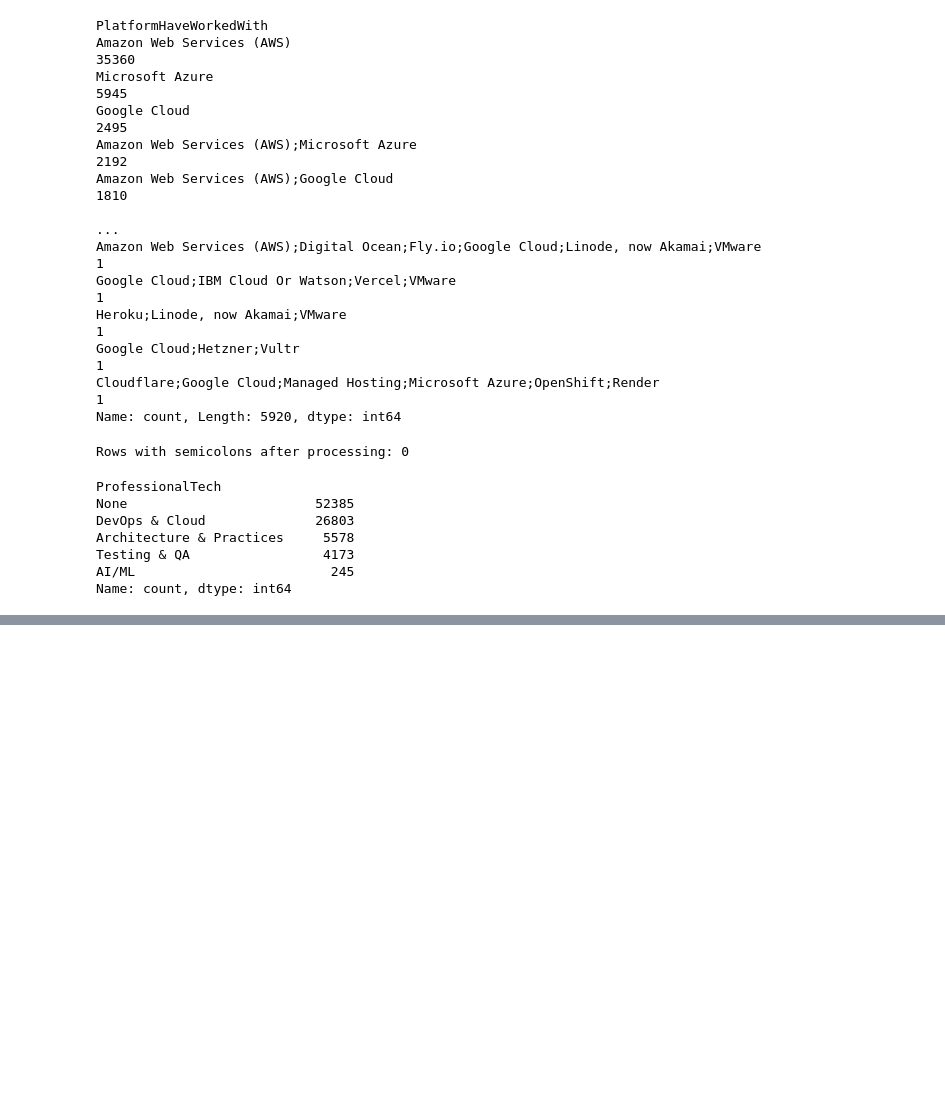
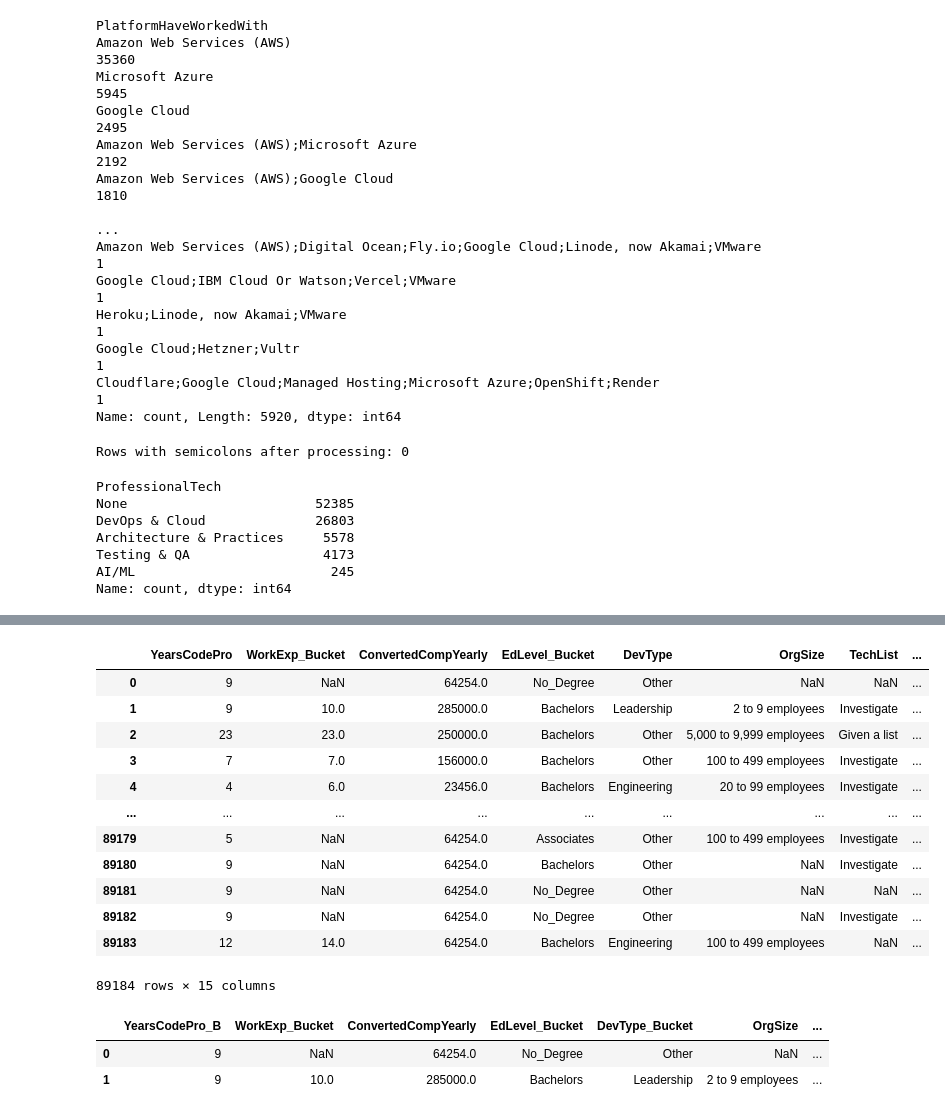
Before and after one commit to hasn77/Stack-Overflow-Survey-Dataset-Model, a Jupyter notebook: getting_started.ipynb, the cells around one changed output, grey strips where cells are left out. Saved outputs shown, nothing was run; the diff lists cells and outputs as text; code cells hidden in the pictures; blank space fills up the shorter version.

```diff
--- a/getting_started.ipynb
+++ b/getting_started.ipynb
@@ -671,0 +648,2 @@ Name: ToolsTechHaveWorkedWith, Length: 89184, dtype: object
+# %%
+features = process_categorical_column(features, 'ToolsTechHaveWorkedWith', tools_platforms_buckets)
@@ -671,0 +679,22 @@ Name: ToolsTechHaveWorkedWith, Length: 89184, dtype: object
+# %%
+features = features.rename(columns={'ProfessionalTech': 'ProfessionalTech_Bucket', 'EdLevel':'EdLevel_Bucket', 'Employment_Category':'Employment_Category_Bucket', 'WorkExp':'WorkExp_Bucket'})
+# %%
+features = features.drop('YearsCode', axis=1)
+# %%
+features = features.drop('LanguageHaveWorkedWith', axis=1)
+# %%
+features.drop(['WebframeHaveWorkedWith', 'ToolsTechHaveWorkedWith'], axis=1)
+# %% [output]
+|  | YearsCodePro | WorkExp_Bucket | ConvertedCompYearly | EdLevel_Bucket | DevType | OrgSize | TechList | ... |
+| 0 | 9 | NaN | 64254.0 | No_Degree | Other | NaN | NaN | ... |
+| 1 | 9 | 10.0 | 285000.0 | Bachelors | Leadership | 2 to 9 employees | Investigate | ... |
+| 2 | 23 | 23.0 | 250000.0 | Bachelors | Other | 5,000 to 9,999 employees | Given a list | ... |
+| 3 | 7 | 7.0 | 156000.0 | Bachelors | Other | 100 to 499 employees | Investigate | ... |
+| 4 | 4 | 6.0 | 23456.0 | Bachelors | Engineering | 20 to 99 employees | Investigate | ... |
+| ... | ... | ... | ... | ... | ... | ... | ... | ... |
+| 89179 | 5 | NaN | 64254.0 | Associates | Other | 100 to 499 employees | Investigate | ... |
+| 89180 | 9 | NaN | 64254.0 | Bachelors | Other | NaN | Investigate | ... |
+| 89181 | 9 | NaN | 64254.0 | No_Degree | Other | NaN | NaN | ... |
+| 89182 | 9 | NaN | 64254.0 | No_Degree | Other | NaN | Investigate | ... |
+| 89183 | 12 | 14.0 | 64254.0 | Bachelors | Engineering | 100 to 499 employees | NaN | ... |
+89184 rows × 15 columns
@@ -671,0 +708,6 @@ Name: ToolsTechHaveWorkedWith, Length: 89184, dtype: object
+# %%
+features.head(2)
+# %% [output]
+|  | YearsCodePro_B | WorkExp_Bucket | ConvertedCompYearly | EdLevel_Bucket | DevType_Bucket | OrgSize | ... |
+| 0 | 9 | NaN | 64254.0 | No_Degree | Other | NaN | ... |
+| 1 | 9 | 10.0 | 285000.0 | Bachelors | Leadership | 2 to 9 employees | ... |
```
Also changed, not shown: parts of 37 cells of this notebook, 3 other files.
